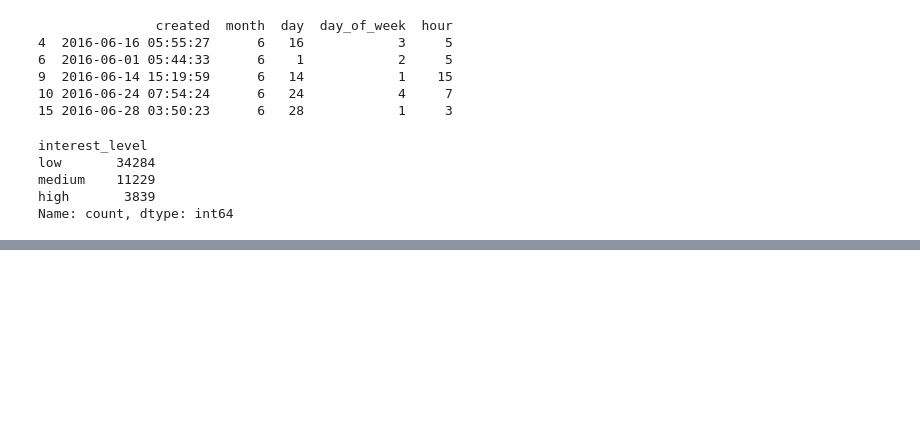
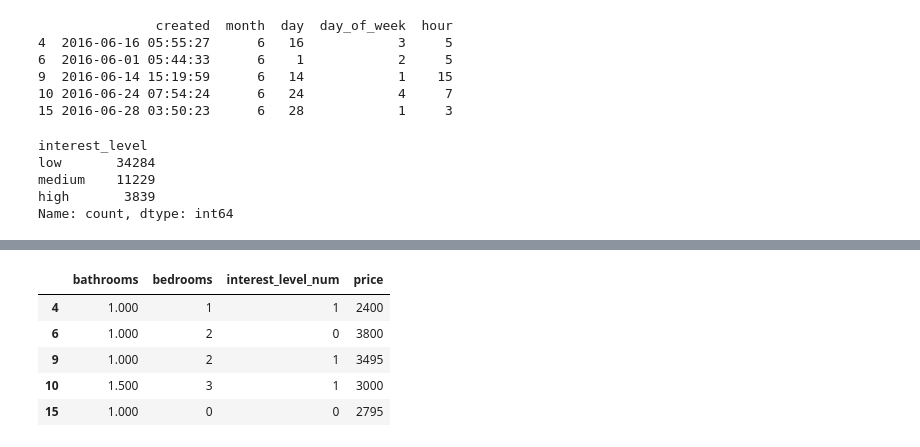
Before and after one commit to ItHurtsCoding/Education, a Jupyter notebook: src/fm.ipynb, the cells around one changed output, grey strips where cells are left out. Saved outputs shown, nothing was run; the diff lists cells and outputs as text; code cells hidden in the pictures; blank space fills up the shorter version.

```diff
--- a/src/fm.ipynb
+++ b/src/fm.ipynb
@@ -90,0 +144,11 @@ Name: count, dtype: int64
+# %%
+df = train_df[['bathrooms', 'bedrooms', 'interest_level_num', 'price']]
+
+df.head()
+# %% [output]
+|  | bathrooms | bedrooms | interest_level_num | price |
+| 4 | 1.000 | 1 | 1 | 2400 |
+| 6 | 1.000 | 2 | 0 | 3800 |
+| 9 | 1.000 | 2 | 1 | 3495 |
+| 10 | 1.500 | 3 | 1 | 3000 |
+| 15 | 1.000 | 0 | 0 | 2795 |
```
Also changed, not shown: parts of 12 cells of this notebook, 3 other files.
